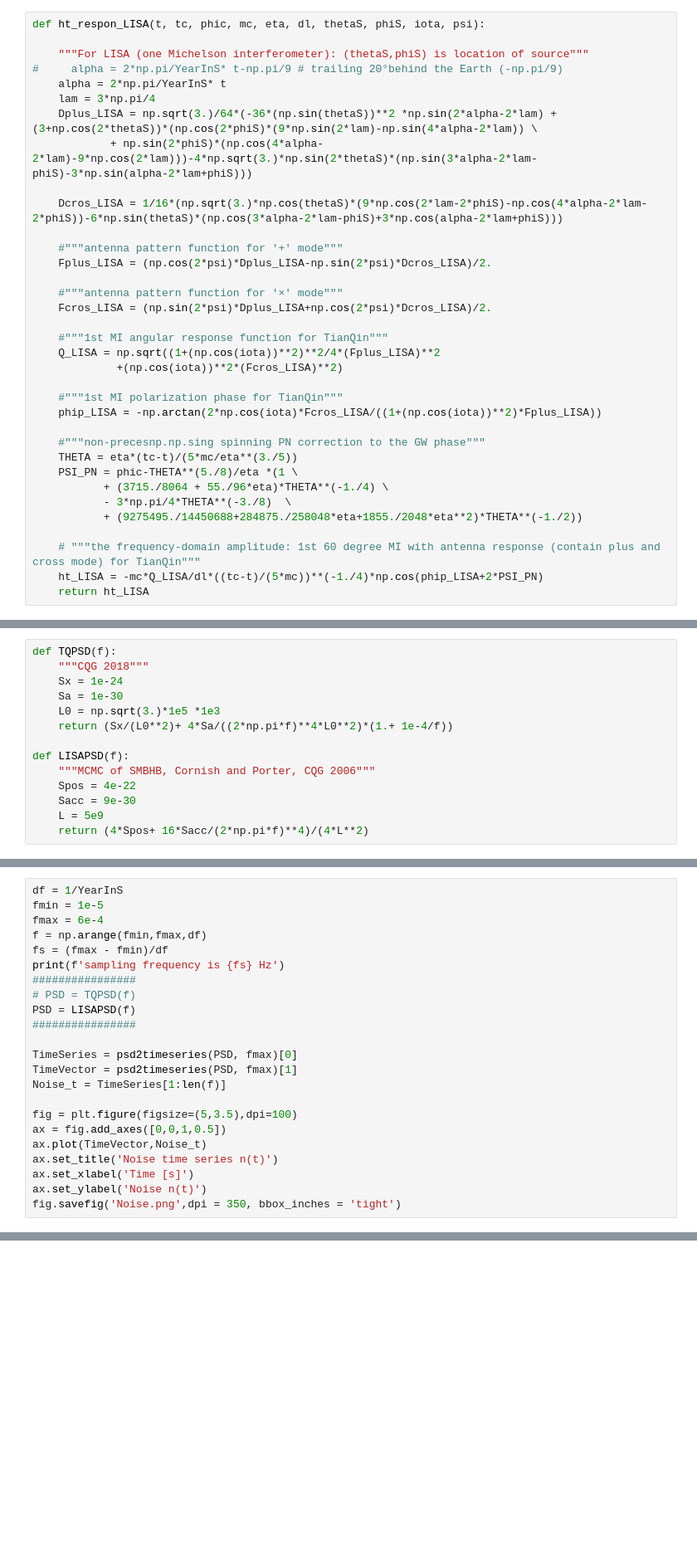
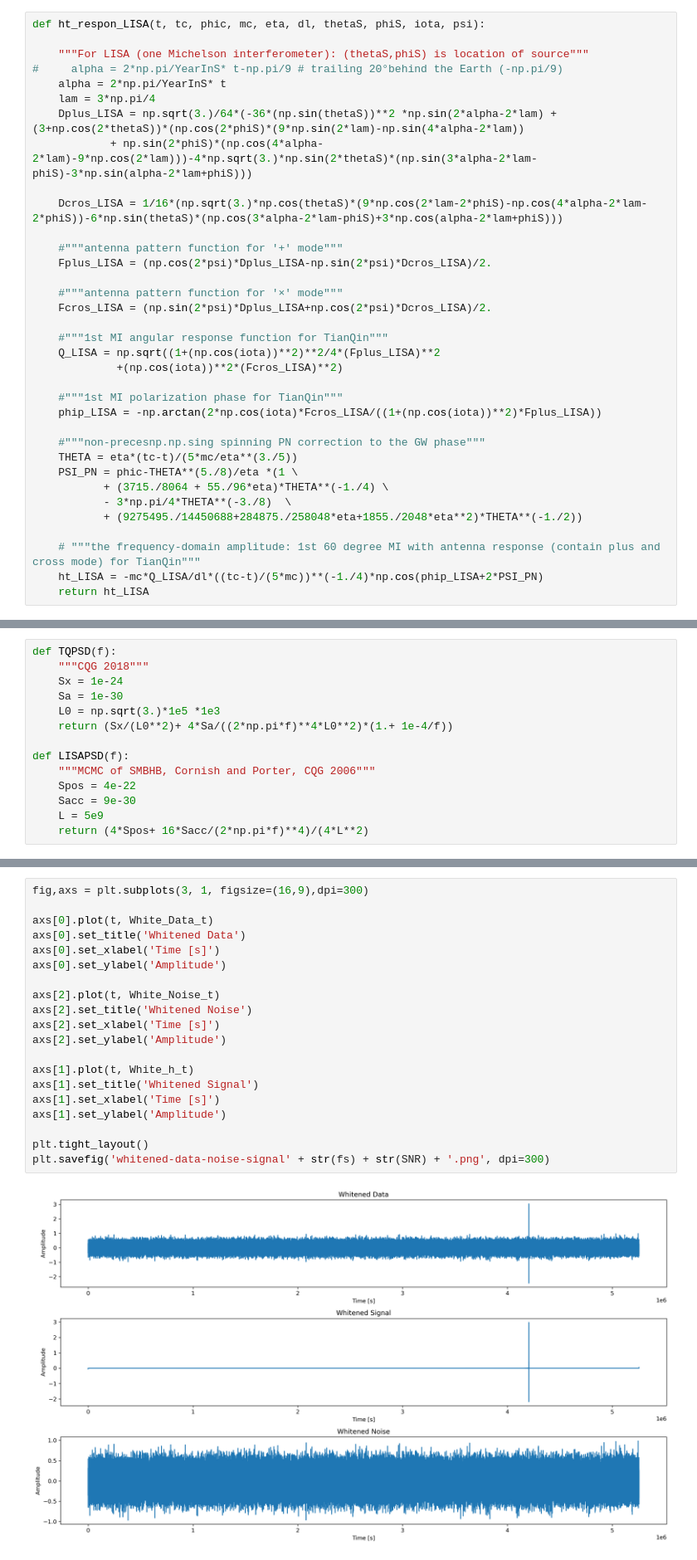
Before and after one commit to QYQSDTC/DNN_for_GW_Parameter_Space_Estimation, a Jupyter notebook: LISA-TQ-Waveforms.ipynb, the cells around one changed output, grey strips where cells are left out. Shown at 83% size. Cells and saved outputs as stored; diff of their text form; blank space fills up the shorter version.

```diff
--- a/LISA-TQ-Waveforms.ipynb
+++ b/LISA-TQ-Waveforms.ipynb
@@ -108,7 +68,7 @@ def ht_respon_LISA(t, tc, phic, mc, eta, dl, thetaS, phiS, iota, psi):
 #     alpha = 2*np.pi/YearInS* t-np.pi/9 # trailing 20°behind the Earth (-np.pi/9)
     alpha = 2*np.pi/YearInS* t
     lam = 3*np.pi/4
-    Dplus_LISA = np.sqrt(3.)/64*(-36*(np.sin(thetaS))**2 *np.sin(2*alpha-2*lam) +(3+np.cos(2*thetaS))*(np.cos(2*phiS)*(9*np.sin(2*lam)-np.sin(4*alpha-2*lam)) \
+    Dplus_LISA = np.sqrt(3.)/64*(-36*(np.sin(thetaS))**2 *np.sin(2*alpha-2*lam) +(3+np.cos(2*thetaS))*(np.cos(2*phiS)*(9*np.sin(2*lam)-np.sin(4*alpha-2*lam))
             + np.sin(2*phiS)*(np.cos(4*alpha-2*lam)-9*np.cos(2*lam)))-4*np.sqrt(3.)*np.sin(2*thetaS)*(np.sin(3*alpha-2*lam-phiS)-3*np.sin(alpha-2*lam+phiS)))
 
     Dcros_LISA = 1/16*(np.sqrt(3.)*np.cos(thetaS)*(9*np.cos(2*lam-2*phiS)-np.cos(4*alpha-2*lam-2*phiS))-6*np.sin(thetaS)*(np.cos(3*alpha-2*lam-phiS)+3*np.cos(alpha-2*lam+phiS)))
@@ -234,23 +124,0 @@ plt.legend()
-# %%
-df = 1/YearInS
-fmin = 1e-5
-fmax = 6e-4
-f = np.arange(fmin,fmax,df)
-fs = (fmax - fmin)/df
-print(f'sampling frequency is {fs} Hz')
-################
-# PSD = TQPSD(f)
-PSD = LISAPSD(f)
-################
-
-TimeSeries = psd2timeseries(PSD, fmax)[0]
-TimeVector = psd2timeseries(PSD, fmax)[1]
-Noise_t = TimeSeries[1:len(f)]
-
-fig = plt.figure(figsize=(5,3.5),dpi=100)
-ax = fig.add_axes([0,0,1,0.5])
-ax.plot(TimeVector,Noise_t)
-ax.set_title('Noise time series n(t)')
-ax.set_xlabel('Time [s]')
-ax.set_ylabel('Noise n(t)')
-fig.savefig('Noise.png',dpi = 350, bbox_inches = 'tight')
@@ -343,0 +342,22 @@ Text(0.5, 1.0, 'Whitened Data with real color noise')
+# %%
+fig,axs = plt.subplots(3, 1, figsize=(16,9),dpi=300)
+
+axs[0].plot(t, White_Data_t)
+axs[0].set_title('Whitened Data')
+axs[0].set_xlabel('Time [s]')
+axs[0].set_ylabel('Amplitude')
+
+axs[2].plot(t, White_Noise_t)
+axs[2].set_title('Whitened Noise')
+axs[2].set_xlabel('Time [s]')
+axs[2].set_ylabel('Amplitude')
+
+axs[1].plot(t, White_h_t)
+axs[1].set_title('Whitened Signal')
+axs[1].set_xlabel('Time [s]')
+axs[1].set_ylabel('Amplitude')
+
+plt.tight_layout()
+plt.savefig('whitened-data-noise-signal' + str(fs) + str(SNR) + '.png', dpi=300)
+# %% [output]
+[figure, added]
```
Also changed, not shown: parts of 24 cells of this notebook, 4 other files.
